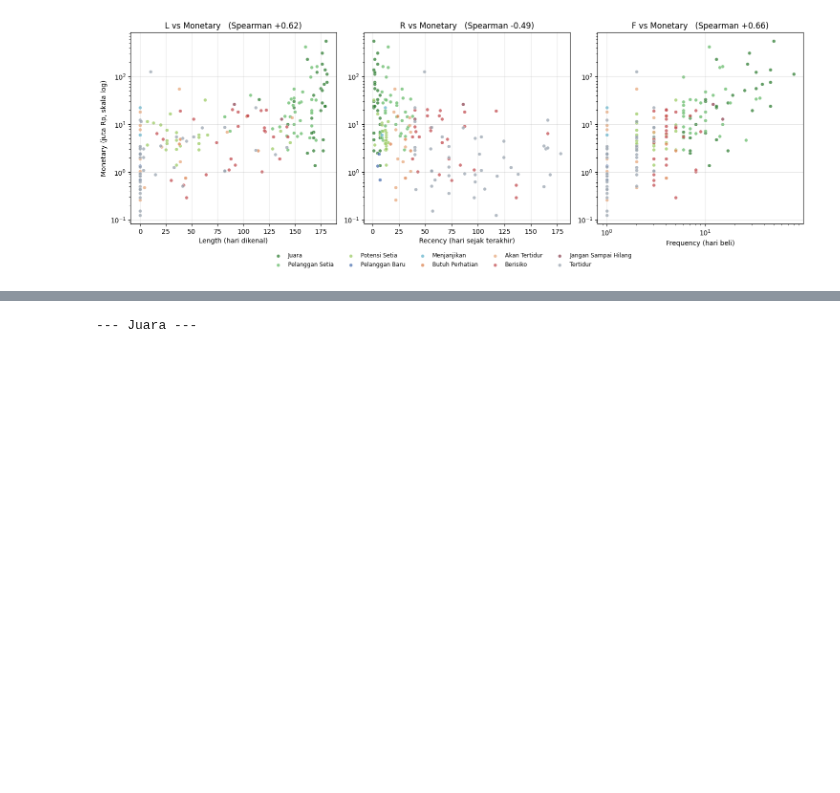
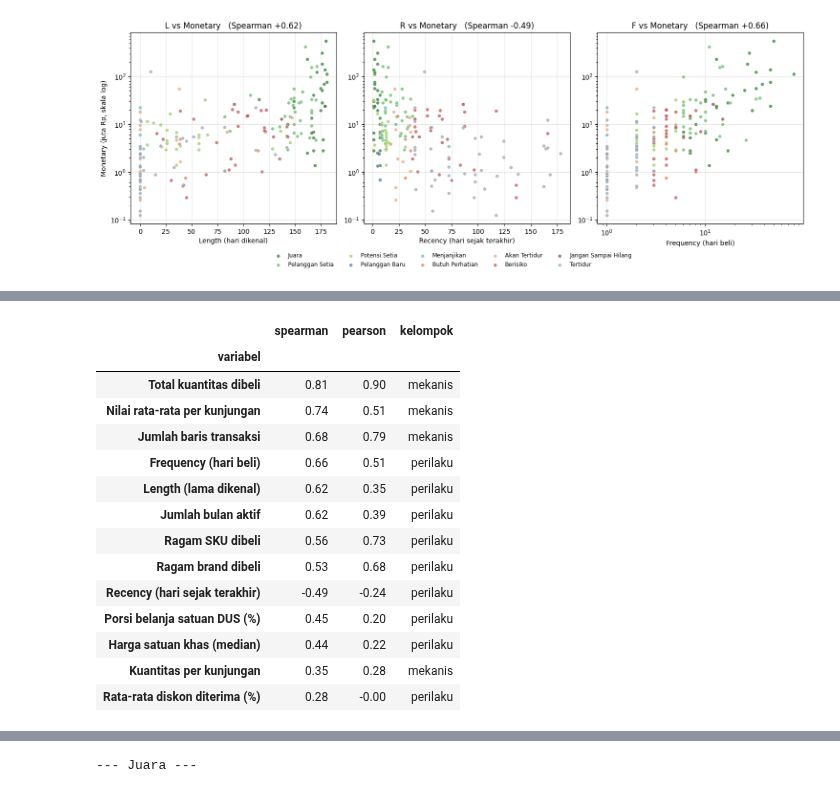
Before and after one commit to Terano24/ADD-adudu, a Jupyter notebook: 03_segmentasi_lrfm.ipynb, the cells around one changed output, grey strips where cells are left out. Cells and saved outputs as stored; diff of their text form; code cells hidden in the pictures; blank space fills up the shorter version.

```diff
--- a/03_segmentasi_lrfm.ipynb
+++ b/03_segmentasi_lrfm.ipynb
@@ -682,0 +702,58 @@ plt.show()
+# %%
+# 5.6a Bangun tabel fitur per pelanggan dari data transaksi bersih.
+fitur = valid.groupby('PELANGGAN').agg(
+    baris=('OMZET', 'size'),
+    qty=('QTY', 'sum'),
+    sku=('KODE', 'nunique'),
+    brand=('BRAND', 'nunique'),
+    bulan_aktif=('BULAN', 'nunique'),
+    harga=('HARGA_EFEKTIF', 'median'),
+    diskon=('RASIO', lambda s: (1 - s).mean() * 100),
+)
+# Porsi omzet yang dibeli dalam satuan DUS: proksi "beli grosir, bukan eceran".
+omzet_dus = valid[valid['SATUAN'] == 'DUS'].groupby('PELANGGAN')['OMZET'].sum()
+fitur['share_dus'] = (omzet_dus.reindex(fitur.index).fillna(0)
+                      / valid.groupby('PELANGGAN')['OMZET'].sum() * 100)
+
+x = lrfm.set_index('PELANGGAN').join(fitur)
+x['nilai_kunjungan'] = x['M'] / x['F']
+x['qty_kunjungan'] = x['qty'] / x['F']
+
+# Pengelompokan inilah inti bagian ini: memisahkan yang bisa ditindaklanjuti dari yang
+# hanya pengulangan rumus omzet.
+MEKANIS = ['qty', 'baris', 'nilai_kunjungan', 'qty_kunjungan']
+PERILAKU = ['F', 'L', 'R', 'bulan_aktif', 'sku', 'brand', 'harga', 'diskon', 'share_dus']
+NAMA = {
+    'qty': 'Total kuantitas dibeli', 'baris': 'Jumlah baris transaksi',
+    'nilai_kunjungan': 'Nilai rata-rata per kunjungan', 'qty_kunjungan': 'Kuantitas per kunjungan',
+    'F': 'Frequency (hari beli)', 'L': 'Length (lama dikenal)', 'R': 'Recency (hari sejak terakhir)',
+    'bulan_aktif': 'Jumlah bulan aktif', 'sku': 'Ragam SKU dibeli', 'brand': 'Ragam brand dibeli',
+    'harga': 'Harga satuan khas (median)', 'diskon': 'Rata-rata diskon diterima (%)',
+    'share_dus': 'Porsi belanja satuan DUS (%)',
+}
+
+semua = MEKANIS + PERILAKU
+korelasi = pd.DataFrame({
+    'spearman': x[semua + ['M']].corr('spearman')['M'].drop('M'),
+    'pearson': x[semua + ['M']].corr()['M'].drop('M'),
+})
+korelasi['kelompok'] = np.where(korelasi.index.isin(MEKANIS), 'mekanis', 'perilaku')
+korelasi = korelasi.sort_values('spearman', key=abs, ascending=True)
+display(korelasi.assign(variabel=[NAMA[k] for k in korelasi.index])
+        .set_index('variabel').round(2).sort_values('spearman', key=abs, ascending=False))
+# %% [output]
+|  | spearman | pearson | kelompok |
+| variabel |  |  |  |
+| Total kuantitas dibeli | 0.81 | 0.90 | mekanis |
+| Nilai rata-rata per kunjungan | 0.74 | 0.51 | mekanis |
+| Jumlah baris transaksi | 0.68 | 0.79 | mekanis |
+| Frequency (hari beli) | 0.66 | 0.51 | perilaku |
+| Length (lama dikenal) | 0.62 | 0.35 | perilaku |
+| Jumlah bulan aktif | 0.62 | 0.39 | perilaku |
+| Ragam SKU dibeli | 0.56 | 0.73 | perilaku |
+| Ragam brand dibeli | 0.53 | 0.68 | perilaku |
+| Recency (hari sejak terakhir) | -0.49 | -0.24 | perilaku |
+| Porsi belanja satuan DUS (%) | 0.45 | 0.20 | perilaku |
+| Harga satuan khas (median) | 0.44 | 0.22 | perilaku |
+| Kuantitas per kunjungan | 0.35 | 0.28 | mekanis |
+| Rata-rata diskon diterima (%) | 0.28 | -0.00 | perilaku |
```
Also changed, not shown: parts of 6 cells of this notebook.
